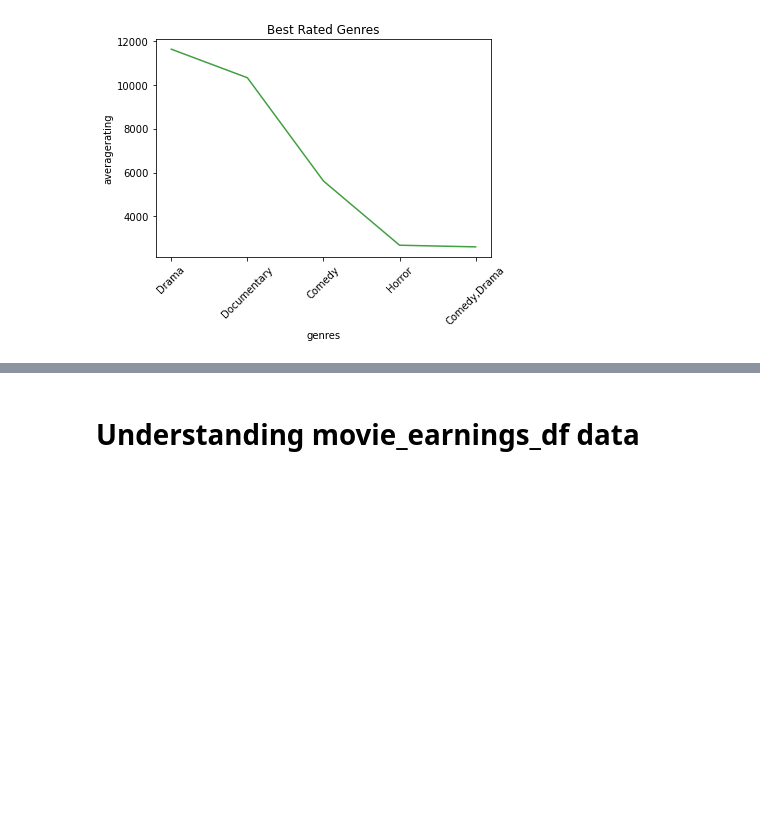
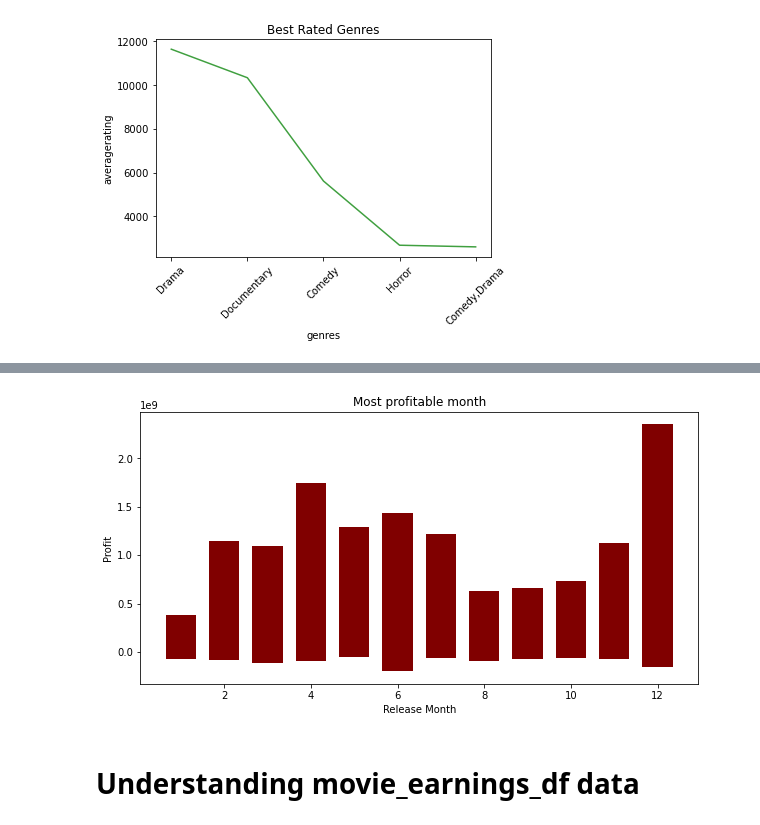
Before and after one commit to WendyMwiti/microsoft_movie_analysis, a Jupyter notebook: zippedData/Moviesmicrosoft.ipynb, the cells around one changed output, grey strips where cells are left out. Drawn from its saved outputs; the diff is of its cells as text; code cells hidden in the pictures; blank space fills up the shorter version.

Commit message:
Done two visualizations

```diff
--- a/zippedData/Moviesmicrosoft.ipynb
+++ b/zippedData/Moviesmicrosoft.ipynb
@@ -328,3 +435,17 @@ plt.show()
+# %%
+fig = plt.figure(figsize = (10, 5))
+release_month = movie_budgets_df['release_month']
+profit = movie_budgets_df['profit']
+# creating the bar plot
+plt.bar(release_month, profit, color ='maroon',
+        width = 0.7)
+
+plt.xlabel("Release Month")
+plt.ylabel("Profit")
+plt.title("Most profitable month")
+plt.show()
+# %% [output]
+[figure, added]
 # %% [markdown]
 # Understanding movie_earnings_df data
 # %%
```
Also changed, not shown: parts of 37 cells of this notebook.
